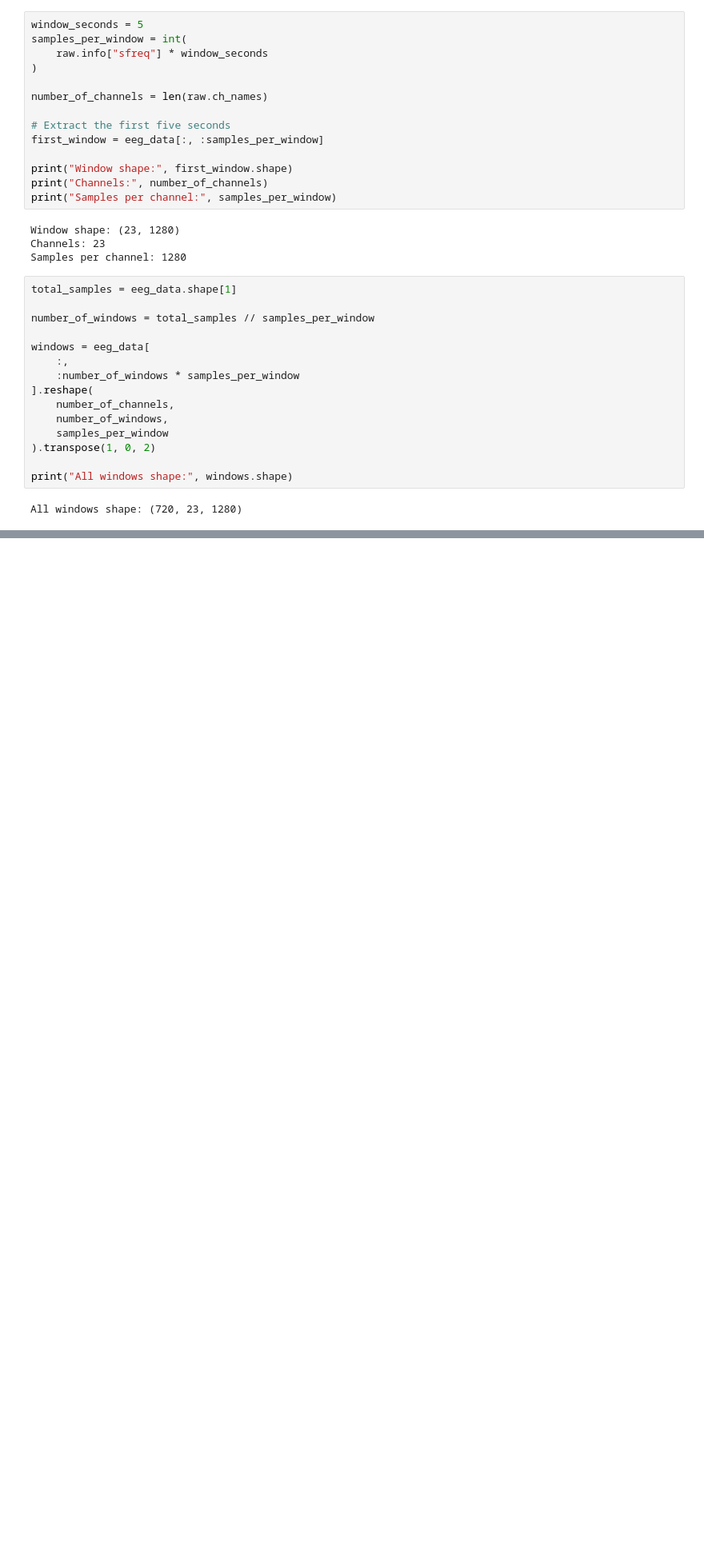
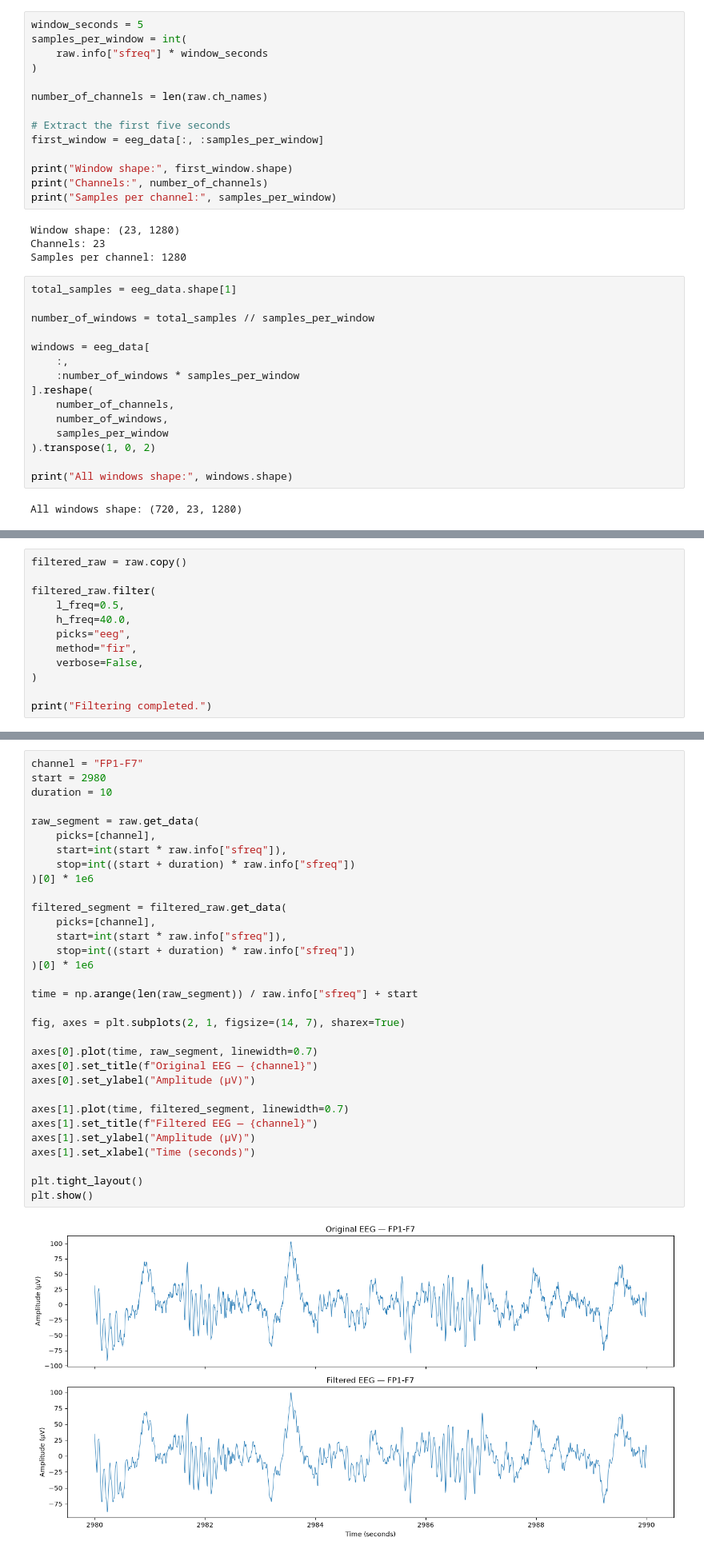
Before and after one commit to siddardha-007/visualizing-neural-storms, a Jupyter notebook: notebooks/01_loading.ipynb, the cells around one changed output, grey strips where cells are left out. Shown at 80% size. Cells and saved outputs as stored; diff of their text form; blank space fills up the shorter version.

```diff
--- a/notebooks/01_loading.ipynb
+++ b/notebooks/01_loading.ipynb
@@ -212,0 +256,12 @@ All windows shape: (720, 23, 1280)
+# %%
+filtered_raw = raw.copy()
+
+filtered_raw.filter(
+    l_freq=0.5,
+    h_freq=40.0,
+    picks="eeg",
+    method="fir",
+    verbose=False,
+)
+
+print("Filtering completed.")
@@ -212,0 +321,34 @@ All windows shape: (720, 23, 1280)
+# %%
+channel = "FP1-F7"
+start = 2980
+duration = 10
+
+raw_segment = raw.get_data(
+    picks=[channel],
+    start=int(start * raw.info["sfreq"]),
+    stop=int((start + duration) * raw.info["sfreq"])
+)[0] * 1e6
+
+filtered_segment = filtered_raw.get_data(
+    picks=[channel],
+    start=int(start * raw.info["sfreq"]),
+    stop=int((start + duration) * raw.info["sfreq"])
+)[0] * 1e6
+
+time = np.arange(len(raw_segment)) / raw.info["sfreq"] + start
+
+fig, axes = plt.subplots(2, 1, figsize=(14, 7), sharex=True)
+
+axes[0].plot(time, raw_segment, linewidth=0.7)
+axes[0].set_title(f"Original EEG — {channel}")
+axes[0].set_ylabel("Amplitude (µV)")
+
+axes[1].plot(time, filtered_segment, linewidth=0.7)
+axes[1].set_title(f"Filtered EEG — {channel}")
+axes[1].set_ylabel("Amplitude (µV)")
+axes[1].set_xlabel("Time (seconds)")
+
+plt.tight_layout()
+plt.show()
+# %% [output]
+[figure, added]
```
Also changed, not shown: parts of 7 cells of this notebook.
